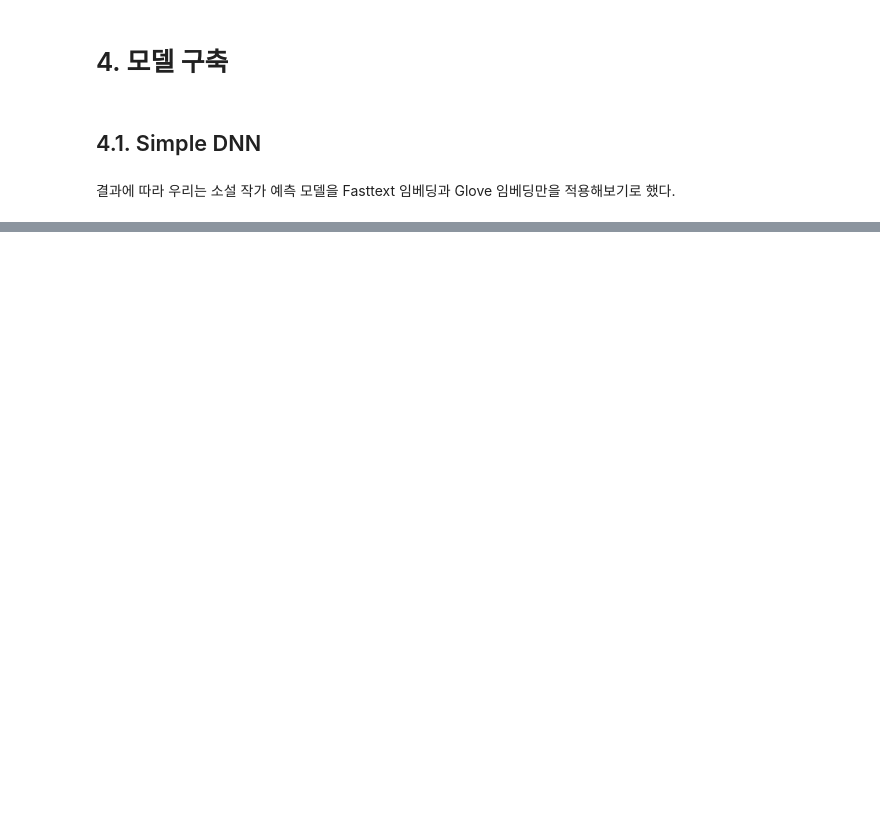
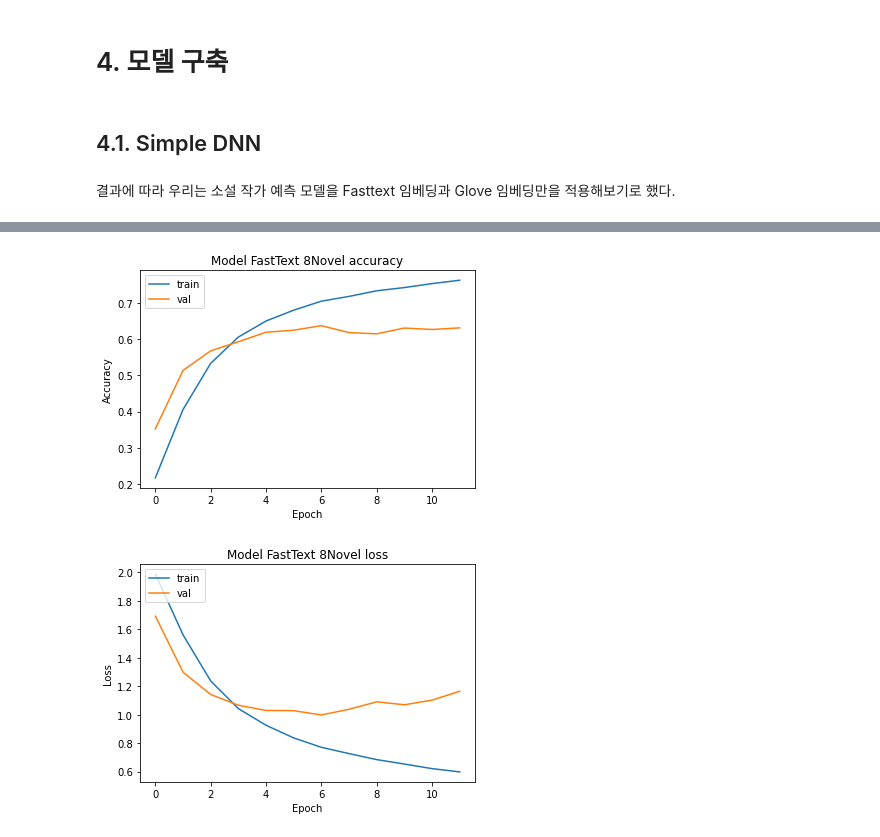
Before and after one commit to TitusChoi/Novelist_Classification, a Jupyter notebook: Novelist_Classification.ipynb, the cells around one changed output, grey strips where cells are left out. Saved outputs shown, nothing was run; the diff lists cells and outputs as text; code cells hidden in the pictures; blank space fills up the shorter version.

```diff
--- a/Novelist_Classification.ipynb
+++ b/Novelist_Classification.ipynb
@@ -762,0 +974,20 @@ history = model.fit(train_padded, y_train,
+# %%
+conv1 = Conv1D(filters=128, kernel_size=3, padding='valid', activation=tf.nn.relu)(dropout_emb)
+pool1 = GlobalMaxPool1D()(conv1)
+conv2 = Conv1D(filters=128, kernel_size=4, padding='valid', activation=tf.nn.relu)(dropout_emb)
+pool2 = GlobalMaxPool1D()(conv2)
+conv3 = Conv1D(filters=128, kernel_size=5, padding='valid', activation=tf.nn.relu)(dropout_emb)
+pool3 = GlobalMaxPool1D()(conv3)
+# %%
+# 3, 4, 5 - gram 이후 합치기
+concat = concatenate([pool1, pool2, pool3])
+hidden = Dense(128, activation=tf.nn.relu)(concat)
+dropout_hidden = Dropout(rate=dropout_prob)(hidden)
+logits = Dense(8, name='logits')(dropout_hidden)
+predictions = Dense(8, activation=tf.nn.softmax)(logits)
+# %%
+model_fast_new = Model(inputs=input_layer,outputs=predictions)
+model_fast_new.compile(optimizer='adam', loss='sparse_categorical_crossentropy',metrics=['accuracy'])
+# %%
+early_stopping = tf.keras.callbacks.EarlyStopping(monitor='val_loss', mode='min', patience=5, verbose=1)
+hist_fast_new = model_fast_new.fit(train_padded_new,y_train_new, epochs=EPOCH, verbose=2,validation_split=0.2,callbacks = [early_stopping])
@@ -762,0 +1012,19 @@ history = model.fit(train_padded, y_train,
+# %%
+plt.plot(hist_fast_new.history['accuracy'])
+plt.plot(hist_fast_new.history['val_accuracy'])
+plt.title('Model FastText 8Novel accuracy')
+plt.xlabel('Epoch')
+plt.ylabel('Accuracy')
+plt.legend(['train', 'val'], loc='upper left')
+plt.show()
+
+plt.plot(hist_fast_new.history['loss'])
+plt.plot(hist_fast_new.history['val_loss'])
+plt.title('Model FastText 8Novel loss')
+plt.xlabel('Epoch')
+plt.ylabel('Loss')
+plt.legend(['train', 'val'], loc='upper left')
+plt.show()
+# %% [output]
+[figure, added]
+[figure, added]
```
Also changed, not shown: parts of 251 cells of this notebook.
